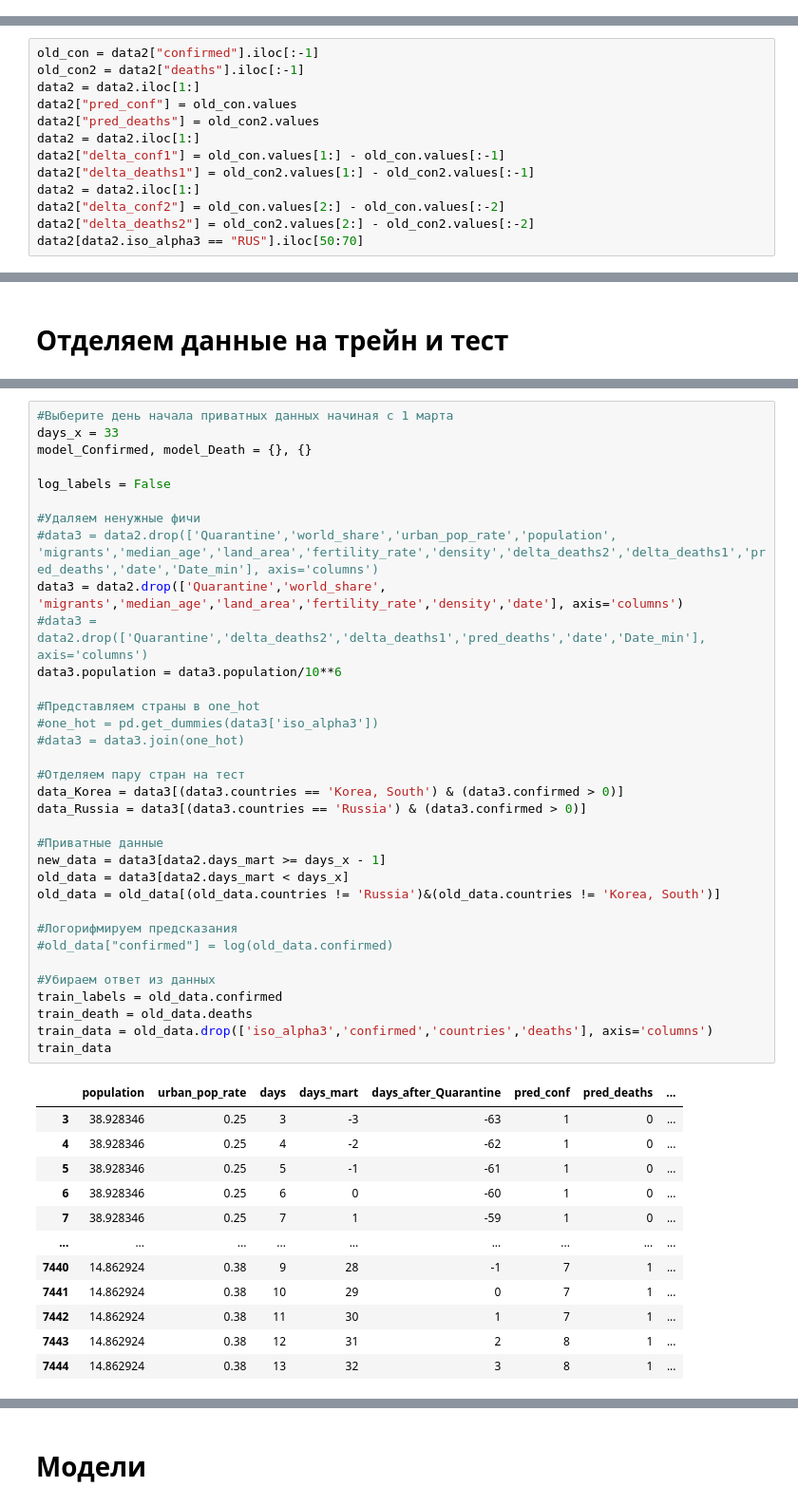
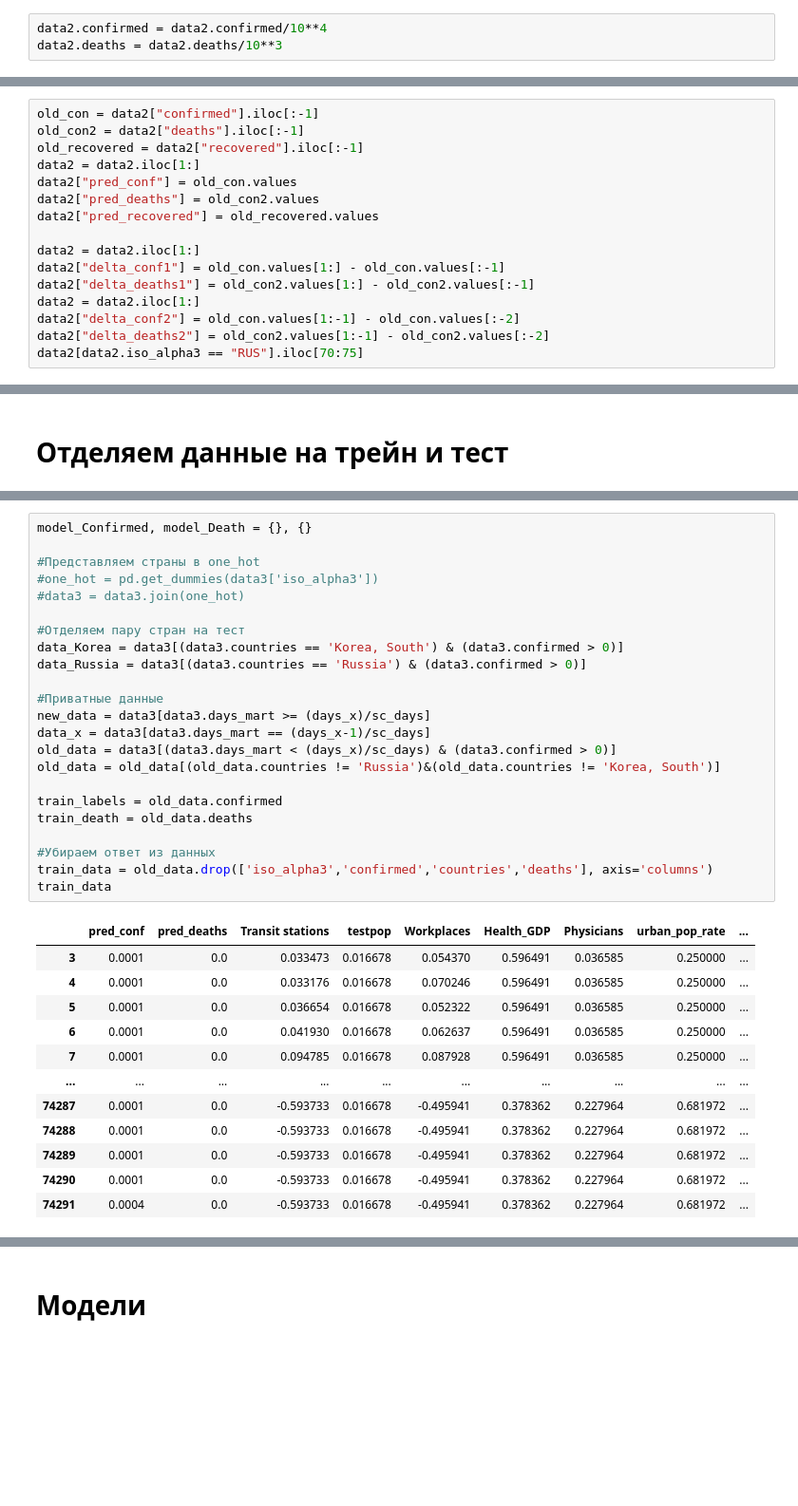
Before and after one commit to vlomme/sberbank-covid19-forecast-2020, a Jupyter notebook: covid_simple.ipynb, the cells around one changed output, grey strips where cells are left out. Shown at 95% size. Cells and saved outputs as stored; diff of their text form; blank space fills up the shorter version.

```diff
--- a/covid_simple.ipynb
+++ b/covid_simple.ipynb
@@ -134,3 +305,6 @@ data2 = data2[data2.confirmed != 0]
+# %%
+data2.confirmed = data2.confirmed/10**4
+data2.deaths = data2.deaths/10**3
 # %% [markdown]
 ## Добавляем признак, количество дней от первого зараженного
 # %%
@@ -166,14 +334,17 @@ data2
 # %%
 old_con = data2["confirmed"].iloc[:-1]
 old_con2 = data2["deaths"].iloc[:-1]
+old_recovered = data2["recovered"].iloc[:-1]
 data2 = data2.iloc[1:]
 data2["pred_conf"] = old_con.values
 data2["pred_deaths"] = old_con2.values
+data2["pred_recovered"] = old_recovered.values
+
 data2 = data2.iloc[1:]
 data2["delta_conf1"] = old_con.values[1:] - old_con.values[:-1]
 data2["delta_deaths1"] = old_con2.values[1:] - old_con2.values[:-1]
 data2 = data2.iloc[1:]
-data2["delta_conf2"] = old_con.values[2:] - old_con.values[:-2]
-data2["delta_deaths2"] = old_con2.values[2:] - old_con2.values[:-2]
-data2[data2.iso_alpha3 == "RUS"].iloc[50:70]
+data2["delta_conf2"] = old_con.values[1:-1] - old_con.values[:-2]
+data2["delta_deaths2"] = old_con2.values[1:-1] - old_con2.values[:-2]
+data2[data2.iso_alpha3 == "RUS"].iloc[70:75]
 # %% [output]
@@ -209,47 +440,36 @@ See the caveats in the documentation: https://pandas.pydata.org/pandas-docs/stab
 # %%
-#Выберите день начала приватных данных начиная с 1 марта
-days_x = 33
 model_Confirmed, model_Death = {}, {}
-
-log_labels = False
-
-#Удаляем ненужные фичи
-#data3 = data2.drop(['Quarantine','world_share','urban_pop_rate','population', 'migrants','median_age','land_area','fertility_rate','density','delta_deaths2','delta_deaths1','pred_deaths','date','Date_min'], axis='columns')
-data3 = data2.drop(['Quarantine','world_share', 'migrants','median_age','land_area','fertility_rate','density','date'], axis='columns')
-#data3 = data2.drop(['Quarantine','delta_deaths2','delta_deaths1','pred_deaths','date','Date_min'], axis='columns')
-data3.population = data3.population/10**6
 
 #Представляем страны в one_hot
 #one_hot = pd.get_dummies(data3['iso_alpha3'])
 #data3 = data3.join(one_hot)
 
 #Отделяем пару стран на тест
 data_Korea = data3[(data3.countries == 'Korea, South') & (data3.confirmed > 0)]
 data_Russia = data3[(data3.countries == 'Russia') & (data3.confirmed > 0)]
 
 #Приватные данные
-new_data = data3[data2.days_mart >= days_x - 1]
-old_data = data3[data2.days_mart < days_x]
+new_data = data3[data3.days_mart >= (days_x)/sc_days]
+data_x = data3[data3.days_mart == (days_x-1)/sc_days]
+old_data = data3[(data3.days_mart < (days_x)/sc_days) & (data3.confirmed > 0)]
 old_data = old_data[(old_data.countries != 'Russia')&(old_data.countries != 'Korea, South')]
 
-#Логорифмируем предсказания
-#old_data["confirmed"] = log(old_data.confirmed)
+train_labels = old_data.confirmed
+train_death = old_data.deaths
 
 #Убираем ответ из данных
-train_labels = old_data.confirmed
-train_death = old_data.deaths
 train_data = old_data.drop(['iso_alpha3','confirmed','countries','deaths'], axis='columns')
 train_data
 # %% [output]
-|  | population | urban_pop_rate | days | days_mart | days_after_Quarantine | pred_conf | pred_deaths | ... |
-| 3 | 38.928346 | 0.25 | 3 | -3 | -63 | 1 | 0 | ... |
-| 4 | 38.928346 | 0.25 | 4 | -2 | -62 | 1 | 0 | ... |
-| 5 | 38.928346 | 0.25 | 5 | -1 | -61 | 1 | 0 | ... |
-| 6 | 38.928346 | 0.25 | 6 | 0 | -60 | 1 | 0 | ... |
-| 7 | 38.928346 | 0.25 | 7 | 1 | -59 | 1 | 0 | ... |
-| ... | ... | ... | ... | ... | ... | ... | ... | ... |
-| 7440 | 14.862924 | 0.38 | 9 | 28 | -1 | 7 | 1 | ... |
-| 7441 | 14.862924 | 0.38 | 10 | 29 | 0 | 7 | 1 | ... |
-| 7442 | 14.862924 | 0.38 | 11 | 30 | 1 | 7 | 1 | ... |
-| 7443 | 14.862924 | 0.38 | 12 | 31 | 2 | 8 | 1 | ... |
-| 7444 | 14.862924 | 0.38 | 13 | 32 | 3 | 8 | 1 | ... |
+|  | pred_conf | pred_deaths | Transit stations | testpop | Workplaces | Health_GDP | Physicians | urban_pop_rate | ... |
+| 3 | 0.0001 | 0.0 | 0.033473 | 0.016678 | 0.054370 | 0.596491 | 0.036585 | 0.250000 | ... |
+| 4 | 0.0001 | 0.0 | 0.033176 | 0.016678 | 0.070246 | 0.596491 | 0.036585 | 0.250000 | ... |
+| 5 | 0.0001 | 0.0 | 0.036654 | 0.016678 | 0.052322 | 0.596491 | 0.036585 | 0.250000 | ... |
+| 6 | 0.0001 | 0.0 | 0.041930 | 0.016678 | 0.062637 | 0.596491 | 0.036585 | 0.250000 | ... |
+| 7 | 0.0001 | 0.0 | 0.094785 | 0.016678 | 0.087928 | 0.596491 | 0.036585 | 0.250000 | ... |
+| ... | ... | ... | ... | ... | ... | ... | ... | ... | ... |
+| 74287 | 0.0001 | 0.0 | -0.593733 | 0.016678 | -0.495941 | 0.378362 | 0.227964 | 0.681972 | ... |
+| 74288 | 0.0001 | 0.0 | -0.593733 | 0.016678 | -0.495941 | 0.378362 | 0.227964 | 0.681972 | ... |
+| 74289 | 0.0001 | 0.0 | -0.593733 | 0.016678 | -0.495941 | 0.378362 | 0.227964 | 0.681972 | ... |
+| 74290 | 0.0001 | 0.0 | -0.593733 | 0.016678 | -0.495941 | 0.378362 | 0.227964 | 0.681972 | ... |
+| 74291 | 0.0004 | 0.0 | -0.593733 | 0.016678 | -0.495941 | 0.378362 | 0.227964 | 0.681972 | ... |
```
Also changed, not shown: parts of 74 cells of this notebook.
